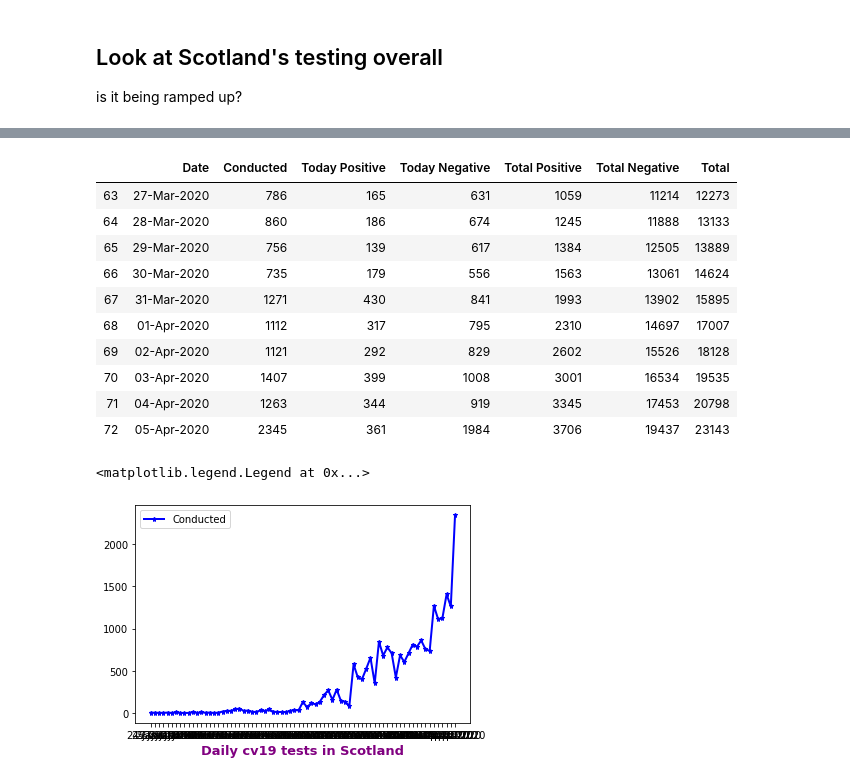
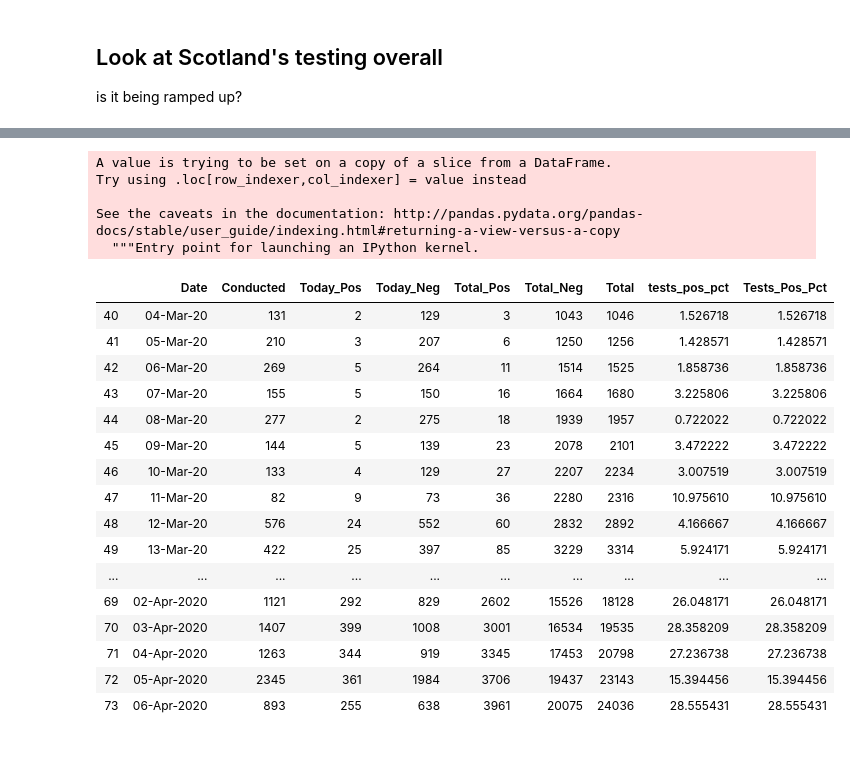
Before and after one commit to watty62/Scot_covid19, a Jupyter notebook: compare countries.ipynb, the cells around one changed output, grey strips where cells are left out. Cells and saved outputs as stored; diff of their text form; code cells hidden in the pictures; blank space fills up the shorter version.

```diff
--- a/compare countries.ipynb
+++ b/compare countries.ipynb
@@ -217,3 +221,6 @@ is it being ramped up?
 # %%
 # Import the data for Scotland
 df_tests = pd.read_csv('https://raw.githubusercontent.com/watty62/Scot_covid19/master/data/processed/scot_tests.csv')
+# %%
+df_tests.columns = ["Date", "Conducted","Today_Pos", "Today_Neg","Total_Pos","Total_Neg","Total" ]
+df_tests
@@ -219,0 +243,2 @@ df_tests = pd.read_csv('https://raw.githubusercontent.com/watty62/Scot_covid19/m
+# %%
+df_tests = df_tests[40:]
@@ -220,23 +263,30 @@ df_tests = pd.read_csv('https://raw.githubusercontent.com/watty62/Scot_covid19/m
+# %%
+df_tests['Tests_Pos_Pct'] = df_tests.Today_Pos / df_tests.Conducted * 100
+# %% [output]
+A value is trying to be set on a copy of a slice from a DataFrame.
+Try using .loc[row_indexer,col_indexer] = value instead
+
+See the caveats in the documentation: http://pandas.pydata.org/pandas-docs/stable/user_guide/indexing.html#returning-a-view-versus-a-copy
+  """Entry point for launching an IPython kernel.
 # %%
-df_tests.tail(10)
+df_tests
 # %% [output]
-|  | Date | Conducted | Today Positive | Today Negative | Total Positive | Total Negative | Total |
-| 63 | 27-Mar-2020 | 786 | 165 | 631 | 1059 | 11214 | 12273 |
-| 64 | 28-Mar-2020 | 860 | 186 | 674 | 1245 | 11888 | 13133 |
-| 65 | 29-Mar-2020 | 756 | 139 | 617 | 1384 | 12505 | 13889 |
-| 66 | 30-Mar-2020 | 735 | 179 | 556 | 1563 | 13061 | 14624 |
-| 67 | 31-Mar-2020 | 1271 | 430 | 841 | 1993 | 13902 | 15895 |
-| 68 | 01-Apr-2020 | 1112 | 317 | 795 | 2310 | 14697 | 17007 |
-| 69 | 02-Apr-2020 | 1121 | 292 | 829 | 2602 | 15526 | 18128 |
-| 70 | 03-Apr-2020 | 1407 | 399 | 1008 | 3001 | 16534 | 19535 |
-| 71 | 04-Apr-2020 | 1263 | 344 | 919 | 3345 | 17453 | 20798 |
-| 72 | 05-Apr-2020 | 2345 | 361 | 1984 | 3706 | 19437 | 23143 |
+|  | Date | Conducted | Today_Pos | Today_Neg | Total_Pos | Total_Neg | Total | tests_pos_pct | Tests_Pos_Pct |
+| 40 | 04-Mar-20 | 131 | 2 | 129 | 3 | 1043 | 1046 | 1.526718 | 1.526718 |
+| 41 | 05-Mar-20 | 210 | 3 | 207 | 6 | 1250 | 1256 | 1.428571 | 1.428571 |
+| 42 | 06-Mar-20 | 269 | 5 | 264 | 11 | 1514 | 1525 | 1.858736 | 1.858736 |
+| 43 | 07-Mar-20 | 155 | 5 | 150 | 16 | 1664 | 1680 | 3.225806 | 3.225806 |
+| 44 | 08-Mar-20 | 277 | 2 | 275 | 18 | 1939 | 1957 | 0.722022 | 0.722022 |
+| 45 | 09-Mar-20 | 144 | 5 | 139 | 23 | 2078 | 2101 | 3.472222 | 3.472222 |
+| 46 | 10-Mar-20 | 133 | 4 | 129 | 27 | 2207 | 2234 | 3.007519 | 3.007519 |
+| 47 | 11-Mar-20 | 82 | 9 | 73 | 36 | 2280 | 2316 | 10.975610 | 10.975610 |
+| 48 | 12-Mar-20 | 576 | 24 | 552 | 60 | 2832 | 2892 | 4.166667 | 4.166667 |
+| 49 | 13-Mar-20 | 422 | 25 | 397 | 85 | 3229 | 3314 | 5.924171 | 5.924171 |
+| ... | ... | ... | ... | ... | ... | ... | ... | ... | ... |
+| 69 | 02-Apr-2020 | 1121 | 292 | 829 | 2602 | 15526 | 18128 | 26.048171 | 26.048171 |
+| 70 | 03-Apr-2020 | 1407 | 399 | 1008 | 3001 | 16534 | 19535 | 28.358209 | 28.358209 |
+| 71 | 04-Apr-2020 | 1263 | 344 | 919 | 3345 | 17453 | 20798 | 27.236738 | 27.236738 |
+| 72 | 05-Apr-2020 | 2345 | 361 | 1984 | 3706 | 19437 | 23143 | 15.394456 | 15.394456 |
+| 73 | 06-Apr-2020 | 893 | 255 | 638 | 3961 | 20075 | 24036 | 28.555431 | 28.555431 |
-# %%
-plt.plot( 'Date', 'Conducted', data=df_tests, marker='*', markerfacecolor='blue', markersize=5, color='blue', linewidth=2)
-plt.xlabel('Daily cv19 tests in Scotland', fontweight='bold', color = 'Purple', fontsize='13', horizontalalignment='center')
-plt.legend()
-# %% [output]
-<matplotlib.legend.Legend at 0x...>
-[figure, removed]
 # %%
 
```
Also changed, not shown: parts of 17 cells of this notebook, 5 other files.
